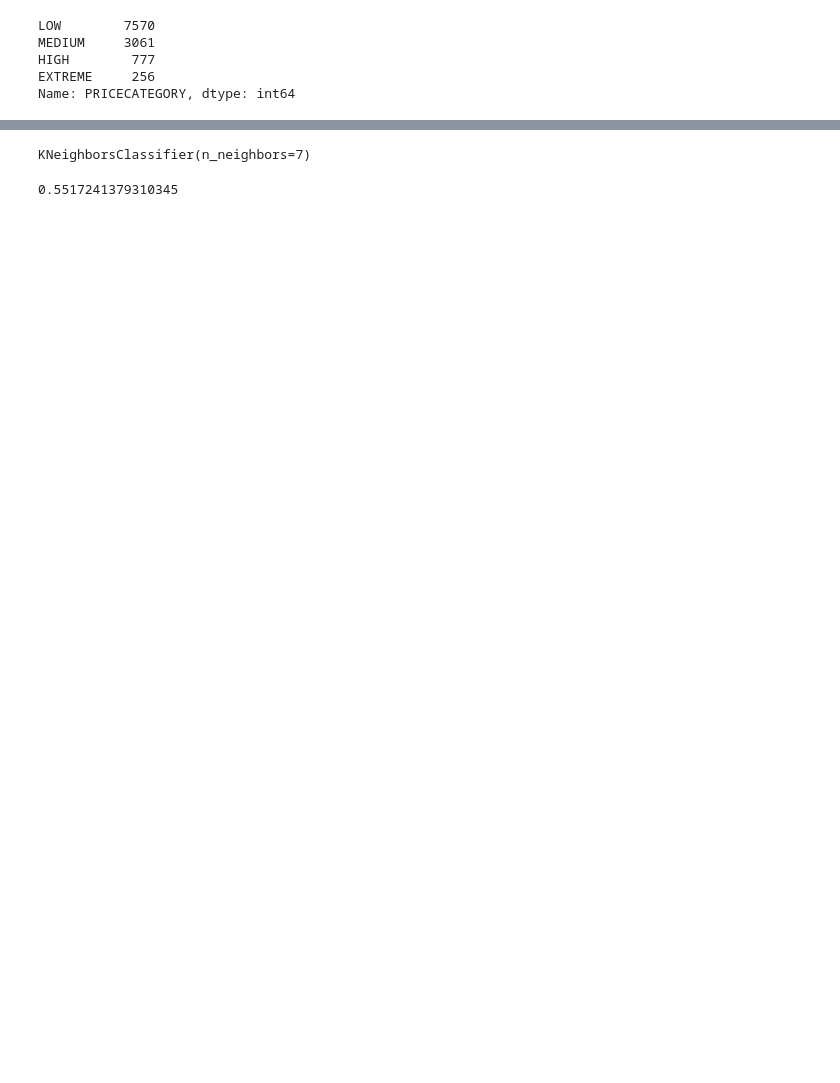
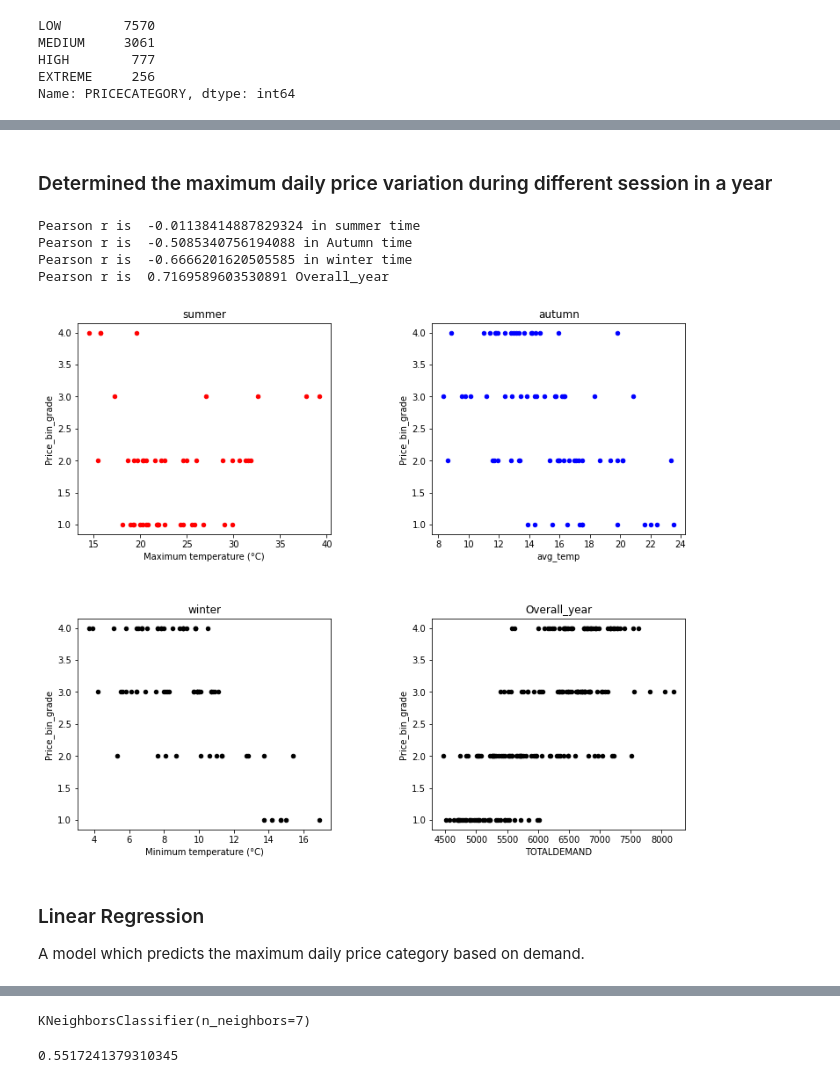
Before and after one commit to smbayat11/Assignment2_Group9, a Jupyter notebook: A2-Group9_2_metafile.ipynb, the cells around one changed output, grey strips where cells are left out. Drawn from its saved outputs; the diff is of its cells as text; code cells hidden in the pictures; blank space fills up the shorter version.

```diff
--- a/A2-Group9_2_metafile.ipynb
+++ b/A2-Group9_2_metafile.ipynb
@@ -1233,0 +1274,47 @@ memory usage: 50.3+ KB
+# %% [markdown]
+### Determined the maximum daily price variation during different session in a year
+# %%
+fig, axes = plt.subplots(nrows=2, ncols=2, figsize=(12,10))
+
+ax1 = axes[0][0]
+summer_start = '2020-12-01'
+summer_end =  '2021-02-28'
+summer = MergeData2.loc[(MergeData2['Date'] >= summer_start) & (MergeData2['Date'] <= summer_end)]
+summer.plot.scatter (x = 'Maximum temperature (°C)', y = 'Price_bin_grade', title="summer", ax = ax1, lw = 1, c = 'r')
+print("Pearson r is ",summer['Maximum temperature (°C)'].corr(summer['Price_bin_grade']), "in summer time")
+
+
+ax2 = axes[0][1]
+autumn_start = '2021-3-01'
+autumn_end = '2021-5-31'
+autumn = MergeData2.loc[(MergeData2['Date'] >= autumn_start) & (MergeData2['Date'] <= autumn_end)]
+autumn.plot.scatter (x = 'avg_temp', y = 'Price_bin_grade',title="autumn", ax = ax2, lw = 1, c = 'b')
+print("Pearson r is ",autumn['avg_temp'].corr(autumn['Price_bin_grade']), "in Autumn time")
+
+
+ax3 = axes[1][0]
+winter_start = '2021-06-01'
+winter_end = '2021-08-31'
+winter = MergeData2.loc[(MergeData2['Date'] >= '2021-06-01') & (MergeData2['Date'] <= '2021-08-31') ]
+winter.plot.scatter (x = 'Minimum temperature (°C)', y = 'Price_bin_grade',title="winter", ax = ax3, lw = 1, c = 'k')
+print("Pearson r is ",winter['Minimum temperature (°C)'].corr(winter['Price_bin_grade']), "in winter time")
+
+ax4 = axes[1][1]
+Day_start = '2020-01-01'
+Day_end = '2021-08-31'
+Overall = MergeData2.loc[(MergeData2['Date'] >= '2021-01-01') & (MergeData2['Date'] <= '2021-08-31') ]
+Overall.plot.scatter (x = 'TOTALDEMAND', y = 'Price_bin_grade',title="Overall_year", ax = ax4, lw = 1, c = 'k')
+print("Pearson r is ",Overall['TOTALDEMAND'].corr(Overall['Price_bin_grade']), "Overall_year")
+
+
+plt.subplots_adjust(left=0.1,bottom=0.1, right=0.9, top=0.9, wspace=0.4, hspace=0.4)
+plt.show()
+# %% [output]
+Pearson r is  -0.01138414887829324 in summer time
+Pearson r is  -0.5085340756194088 in Autumn time
+Pearson r is  -0.6666201620505585 in winter time
+Pearson r is  0.7169589603530891 Overall_year
+[figure, added]
+# %% [markdown]
+### Linear Regression
+A model which predicts the maximum daily price category based on demand.
```
Also changed, not shown: parts of 59 cells of this notebook.
